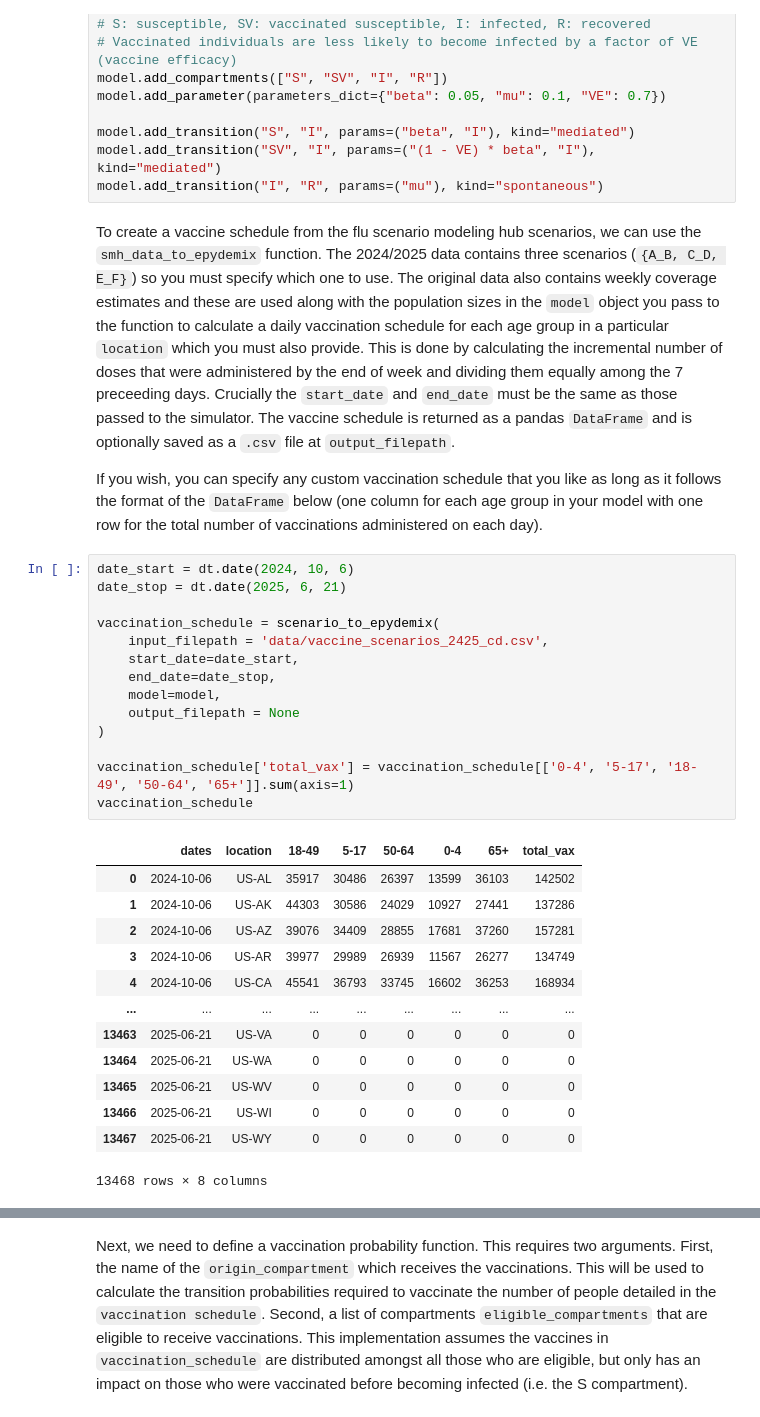
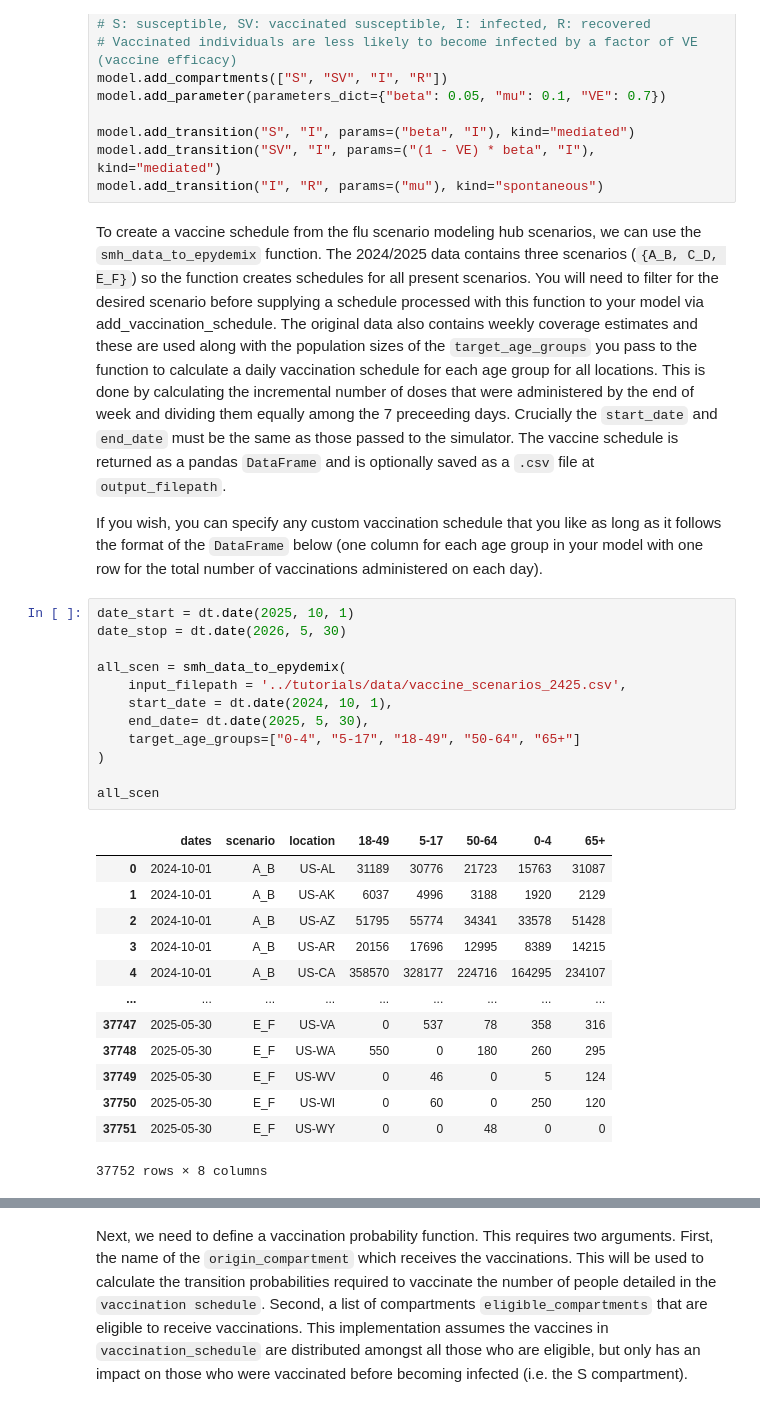
Before and after one commit to mobs-lab/epymodelingsuite, a Jupyter notebook: tutorials/Tutorial_Vaccinations.ipynb, the cells around one changed output, grey strips where cells are left out. Saved outputs shown, nothing was run; the diff lists cells and outputs as text.

```diff
--- a/tutorials/Tutorial_Vaccinations.ipynb
+++ b/tutorials/Tutorial_Vaccinations.ipynb
@@ -39,34 +40,32 @@ model.add_transition("S", "I", params=("beta", "I"), kind="mediated")
 model.add_transition("SV", "I", params=("(1 - VE) * beta", "I"), kind="mediated")
 model.add_transition("I", "R", params=("mu"), kind="spontaneous")
 # %% [markdown]
-To create a vaccine schedule from the flu scenario modeling hub scenarios, we can use the `smh_data_to_epydemix` function. The 2024/2025 data contains three scenarios (`{A_B, C_D, E_F}`) so you must specify which one to use. The original data also contains weekly coverage estimates and these are used along with the population sizes in the `model` object you pass to the function to calculate a daily vaccination schedule for each age group in a particular `location` which you must also provide. This is done by calculating the incremental number of doses that were administered by the end of week and dividing them equally among the 7 preceeding days. Crucially the `start_date` and `end_date` must be the same as those passed to the simulator. The vaccine schedule is returned as a pandas `DataFrame` and is optionally saved as a `.csv` file at `output_filepath`.
+To create a vaccine schedule from the flu scenario modeling hub scenarios, we can use the `smh_data_to_epydemix` function. The 2024/2025 data contains three scenarios (`{A_B, C_D, E_F}`) so the function creates schedules for all present scenarios. You will need to filter for the desired scenario before supplying a schedule processed with this function to your model via add_vaccination_schedule. The original data also contains weekly coverage estimates and these are used along with the population sizes of the `target_age_groups` you pass to the function to calculate a daily vaccination schedule for each age group for all locations. This is done by calculating the incremental number of doses that were administered by the end of week and dividing them equally among the 7 preceeding days. Crucially the `start_date` and `end_date` must be the same as those passed to the simulator. The vaccine schedule is returned as a pandas `DataFrame` and is optionally saved as a `.csv` file at `output_filepath`.
 
 If you wish, you can specify any custom vaccination schedule that you like as long as it follows the format of the `DataFrame` below (one column for each age group in your model with one row for the total number of vaccinations administered on each day).
 # %%
-date_start = dt.date(2024, 10, 6)
-date_stop = dt.date(2025, 6, 21)
+date_start = dt.date(2025, 10, 1)
+date_stop = dt.date(2026, 5, 30)
 
-vaccination_schedule = scenario_to_epydemix(
-    input_filepath = 'data/vaccine_scenarios_2425_cd.csv',
-    start_date=date_start,
-    end_date=date_stop,
-    model=model,
-    output_filepath = None
+all_scen = smh_data_to_epydemix(
+    input_filepath = '../tutorials/data/vaccine_scenarios_2425.csv',
+    start_date = dt.date(2024, 10, 1),
+    end_date= dt.date(2025, 5, 30),
+    target_age_groups=["0-4", "5-17", "18-49", "50-64", "65+"]
 )
 
-vaccination_schedule['total_vax'] = vaccination_schedule[['0-4', '5-17', '18-49', '50-64', '65+']].sum(axis=1)
-vaccination_schedule
+all_scen
 # %% [output]
-|  | dates | location | 18-49 | 5-17 | 50-64 | 0-4 | 65+ | total_vax |
-| 0 | 2024-10-06 | US-AL | 35917 | 30486 | 26397 | 13599 | 36103 | 142502 |
-| 1 | 2024-10-06 | US-AK | 44303 | 30586 | 24029 | 10927 | 27441 | 137286 |
-| 2 | 2024-10-06 | US-AZ | 39076 | 34409 | 28855 | 17681 | 37260 | 157281 |
-| 3 | 2024-10-06 | US-AR | 39977 | 29989 | 26939 | 11567 | 26277 | 134749 |
-| 4 | 2024-10-06 | US-CA | 45541 | 36793 | 33745 | 16602 | 36253 | 168934 |
+|  | dates | scenario | location | 18-49 | 5-17 | 50-64 | 0-4 | 65+ |
+| 0 | 2024-10-01 | A_B | US-AL | 31189 | 30776 | 21723 | 15763 | 31087 |
+| 1 | 2024-10-01 | A_B | US-AK | 6037 | 4996 | 3188 | 1920 | 2129 |
+| 2 | 2024-10-01 | A_B | US-AZ | 51795 | 55774 | 34341 | 33578 | 51428 |
+| 3 | 2024-10-01 | A_B | US-AR | 20156 | 17696 | 12995 | 8389 | 14215 |
+| 4 | 2024-10-01 | A_B | US-CA | 358570 | 328177 | 224716 | 164295 | 234107 |
 | ... | ... | ... | ... | ... | ... | ... | ... | ... |
-| 13463 | 2025-06-21 | US-VA | 0 | 0 | 0 | 0 | 0 | 0 |
-| 13464 | 2025-06-21 | US-WA | 0 | 0 | 0 | 0 | 0 | 0 |
-| 13465 | 2025-06-21 | US-WV | 0 | 0 | 0 | 0 | 0 | 0 |
-| 13466 | 2025-06-21 | US-WI | 0 | 0 | 0 | 0 | 0 | 0 |
-| 13467 | 2025-06-21 | US-WY | 0 | 0 | 0 | 0 | 0 | 0 |
+| 37747 | 2025-05-30 | E_F | US-VA | 0 | 537 | 78 | 358 | 316 |
+| 37748 | 2025-05-30 | E_F | US-WA | 550 | 0 | 180 | 260 | 295 |
+| 37749 | 2025-05-30 | E_F | US-WV | 0 | 46 | 0 | 5 | 124 |
+| 37750 | 2025-05-30 | E_F | US-WI | 0 | 60 | 0 | 250 | 120 |
+| 37751 | 2025-05-30 | E_F | US-WY | 0 | 0 | 48 | 0 | 0 |
-13468 rows × 8 columns
+37752 rows × 8 columns
```
Also changed, not shown: parts of 7 cells of this notebook, 4 other files.
